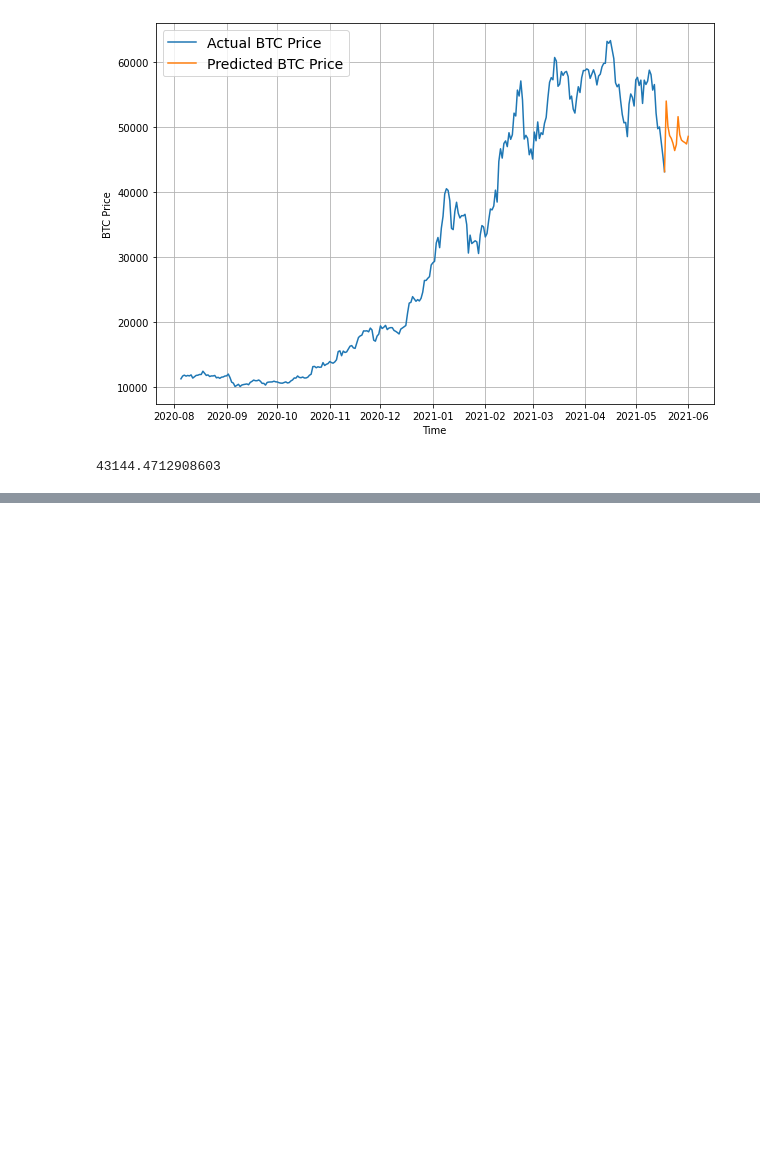
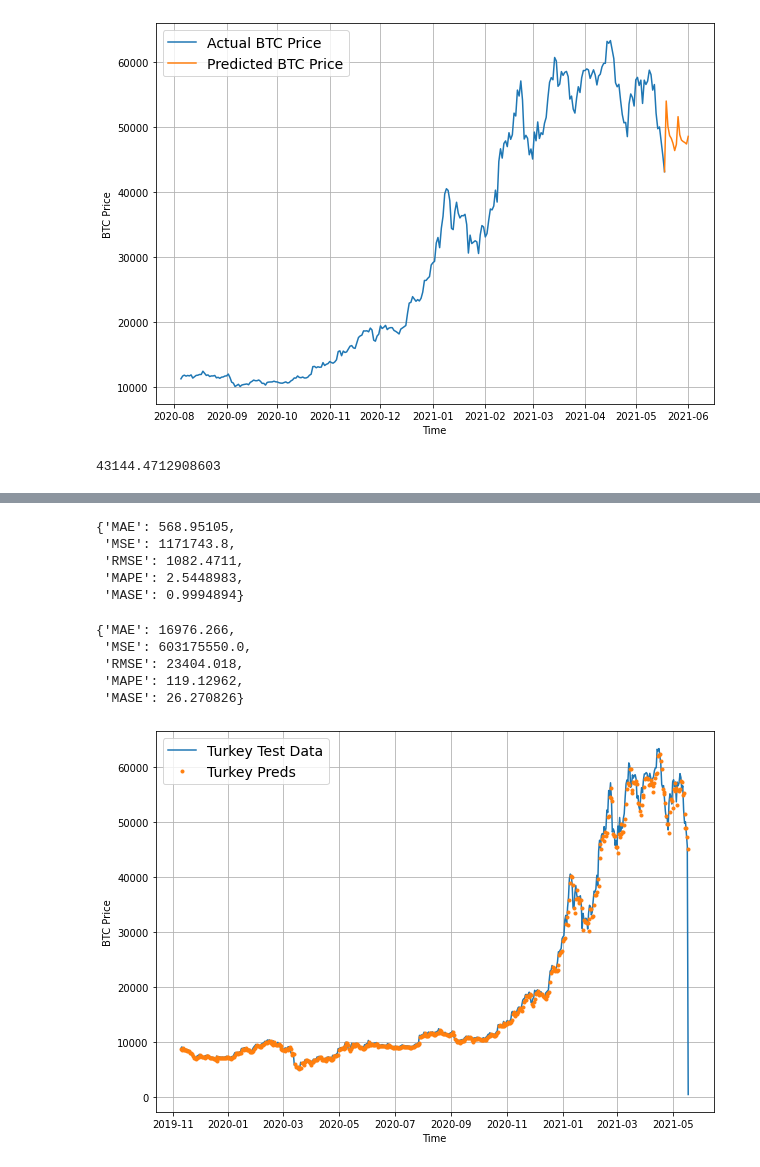
Before and after one commit to ZahrizhalAli/BitCoin_TimeSeries_with_TensorFlow_Experiments, a Jupyter notebook: 10_time_series_forecasting_with_tensorflow_video.ipynb, the cells around one changed output, grey strips where cells are left out. Saved outputs shown, nothing was run; the diff lists cells and outputs as text; code cells hidden in the pictures; blank space fills up the shorter version.

```diff
--- a/10_time_series_forecasting_with_tensorflow_video.ipynb
+++ b/10_time_series_forecasting_with_tensorflow_video.ipynb
@@ -2295,0 +2330,12 @@ btc_price[-1]
+# %%
+tf.random.set_seed(42)
+
+model_10 = tf.keras.Sequential([
+    tf.keras.layers.Dense(128, activation='relu'),
+    tf.keras.layers.Dense(HORIZON)
+])
+
+model_10.compile(loss='mae', optimizer=tf.keras.optimizers.Adam(), metrics=['mae',
+                                                                            'mse'])
+
+model_10.fit(X_train, y_train, epochs=100, verbose=1, validation_data=(X_test, y_test))
@@ -2295,0 +2366,10 @@ btc_price[-1]
+# %%
+model_1_results
+# %% [output]
+{'MAE': 568.95105,
+ 'MSE': 1171743.8,
+ 'RMSE': 1082.4711,
+ 'MAPE': 2.5448983,
+ 'MASE': 0.9994894}
+# %%
+model_10_preds = tf.squeeze(model_10.predict(X_test))
@@ -2295,0 +2378,23 @@ btc_price[-1]
+# %%
+model_10_results = evaluate_preds(y_test, model_10_preds)
+model_10_results
+# %% [output]
+{'MAE': 16976.266,
+ 'MSE': 603175550.0,
+ 'RMSE': 23404.018,
+ 'MAPE': 119.12962,
+ 'MASE': 26.270826}
+# %%
+plt.figure(figsize=(10,7))
+offset=0
+plot_time_series(timesteps=btc_timesteps_turkey[-len(X_test):],
+                 values=btc_price_turkey[-len(X_test):],
+                 format='-',
+                 label='Turkey Test Data',
+                 start=offset)
+plot_time_series(timesteps=btc_timesteps_turkey[-len(X_test):],
+                 values=model_10_preds,
+                 label='Turkey Preds',
+                 start=offset)
+# %% [output]
+[figure, added]
```
Also changed, not shown: parts of 34 cells of this notebook.
